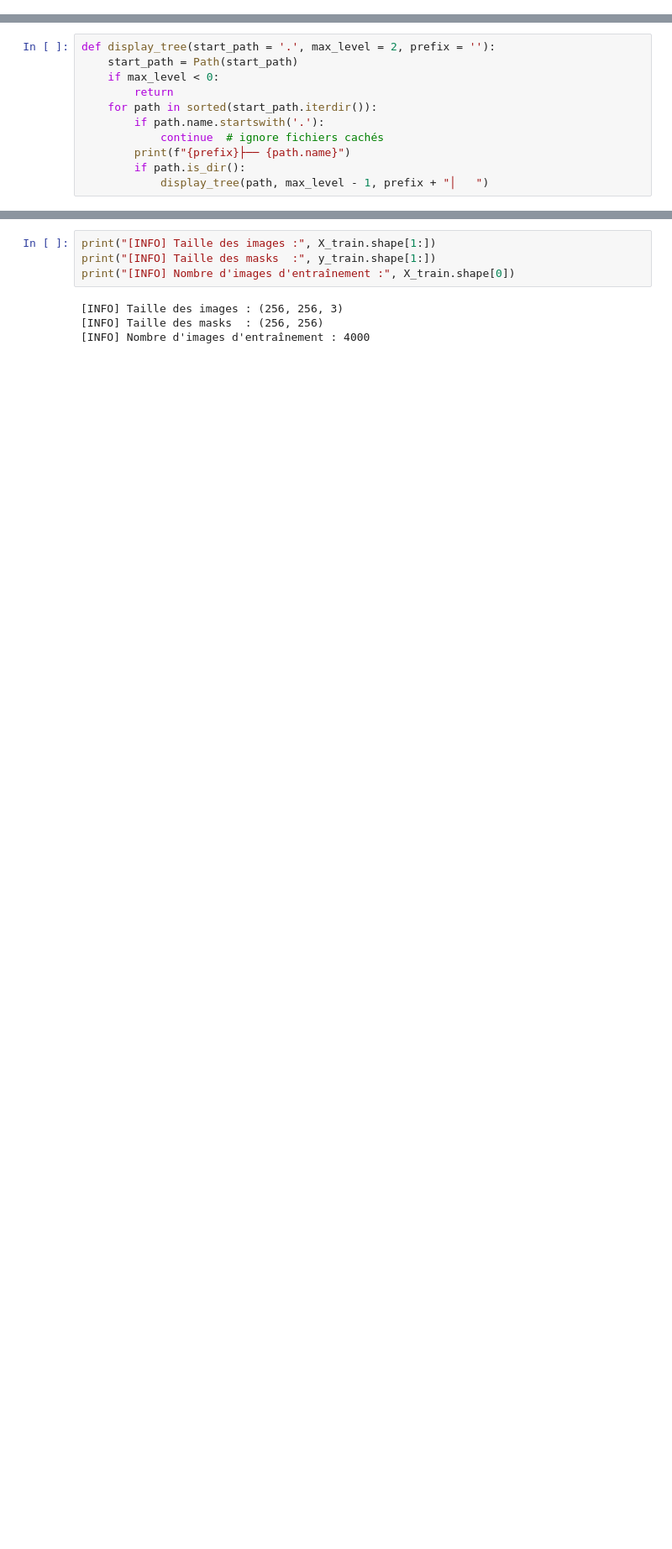
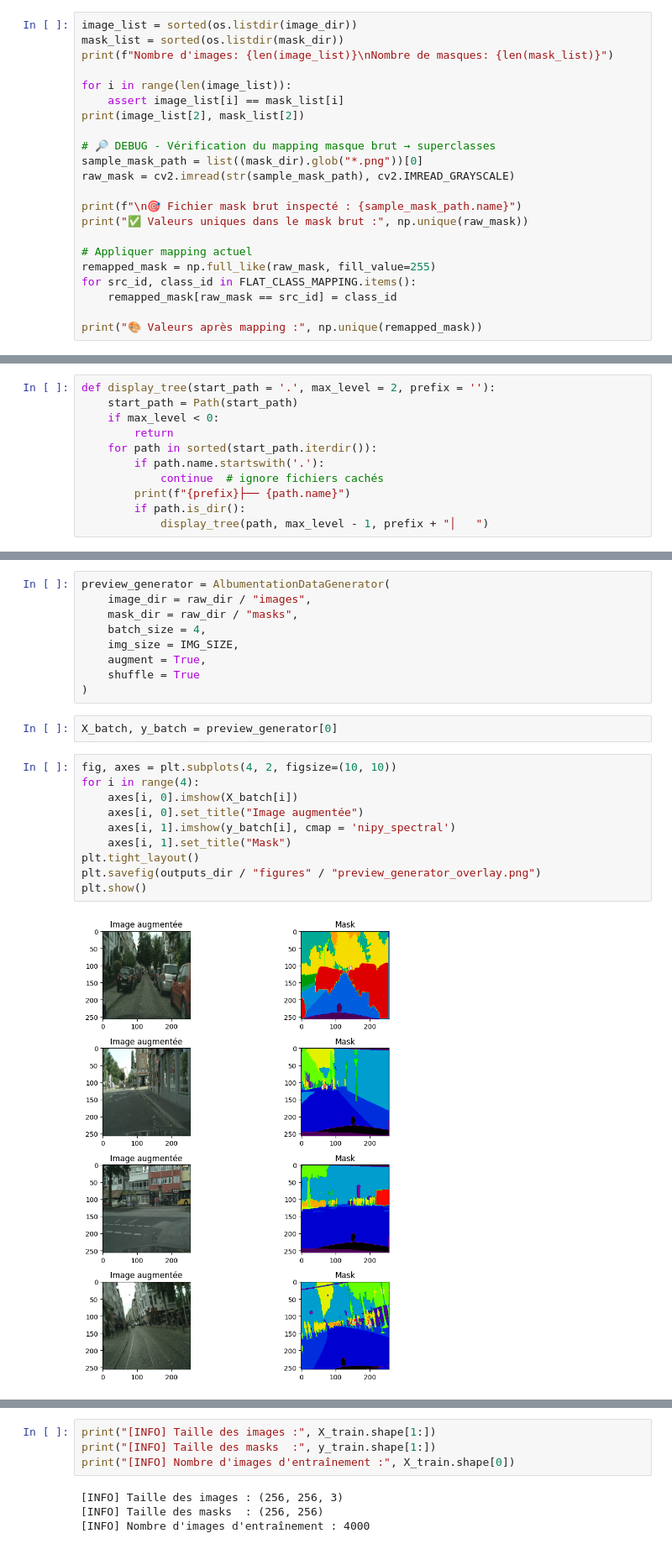
Before and after one commit to Arnaud66170/P08_segmentation_model, a Jupyter notebook: notebooks/01_data_exploration.ipynb, the cells around one changed output, grey strips where cells are left out. Shown at 84% size. Drawn from its saved outputs; the diff is of its cells as text; blank space fills up the shorter version.

```diff
--- a/notebooks/01_data_exploration.ipynb
+++ b/notebooks/01_data_exploration.ipynb
@@ -76,0 +136,22 @@ from data_preprocessing.class_mapping import CLASS_MAPPING_P8
+# %%
+image_list = sorted(os.listdir(image_dir))
+mask_list = sorted(os.listdir(mask_dir))
+print(f"Nombre d'images: {len(image_list)}\nNombre de masques: {len(mask_list)}")
+
+for i in range(len(image_list)):
+    assert image_list[i] == mask_list[i]
+print(image_list[2], mask_list[2])
+
+# 🔎 DEBUG - Vérification du mapping masque brut → superclasses
+sample_mask_path = list((mask_dir).glob("*.png"))[0]
+raw_mask = cv2.imread(str(sample_mask_path), cv2.IMREAD_GRAYSCALE)
+
+print(f"\n🎯 Fichier mask brut inspecté : {sample_mask_path.name}")
+print("✅ Valeurs uniques dans le mask brut :", np.unique(raw_mask))
+
+# Appliquer mapping actuel
+remapped_mask = np.full_like(raw_mask, fill_value=255)
+for src_id, class_id in FLAT_CLASS_MAPPING.items():
+    remapped_mask[raw_mask == src_id] = class_id
+
+print("🎨 Valeurs après mapping :", np.unique(remapped_mask))
@@ -136 +243,24 @@ for class_id, class_name in CLASS_MAPPING_P8.items():
+# %%
+preview_generator = AlbumentationDataGenerator(
+    image_dir = raw_dir / "images",
+    mask_dir = raw_dir / "masks",
+    batch_size = 4,
+    img_size = IMG_SIZE,
+    augment = True,
+    shuffle = True
+)
+# %%
+X_batch, y_batch = preview_generator[0]
+# %%
+fig, axes = plt.subplots(4, 2, figsize=(10, 10))
+for i in range(4):
+    axes[i, 0].imshow(X_batch[i])
+    axes[i, 0].set_title("Image augmentée")
+    axes[i, 1].imshow(y_batch[i], cmap = 'nipy_spectral')
+    axes[i, 1].set_title("Mask")
+plt.tight_layout()
+plt.savefig(outputs_dir / "figures" / "preview_generator_overlay.png")
+plt.show()
+# %% [output]
+[figure, added]
 # %% [markdown]
```
Also changed, not shown: parts of 44 cells of this notebook, 17 other files.
